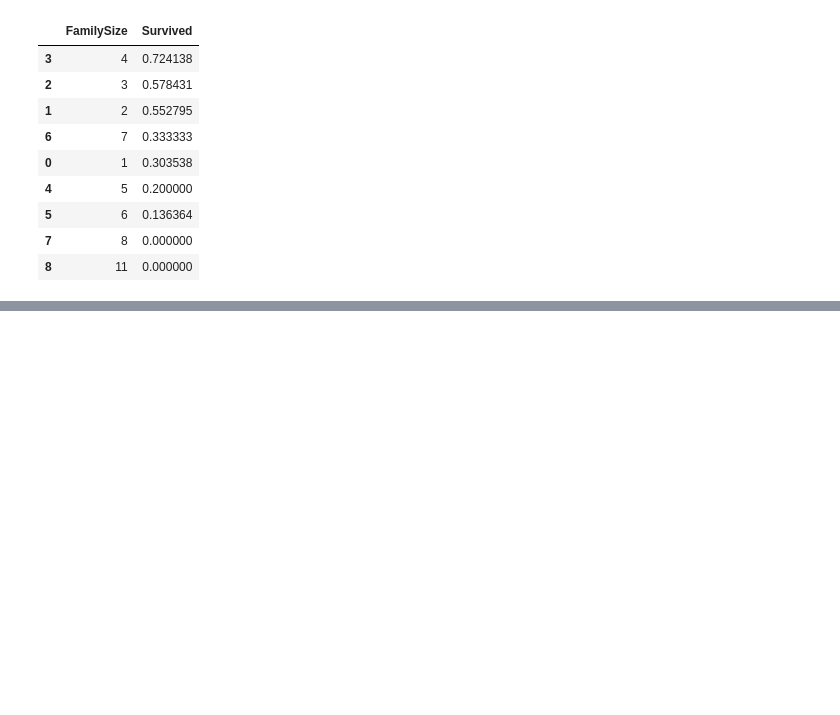
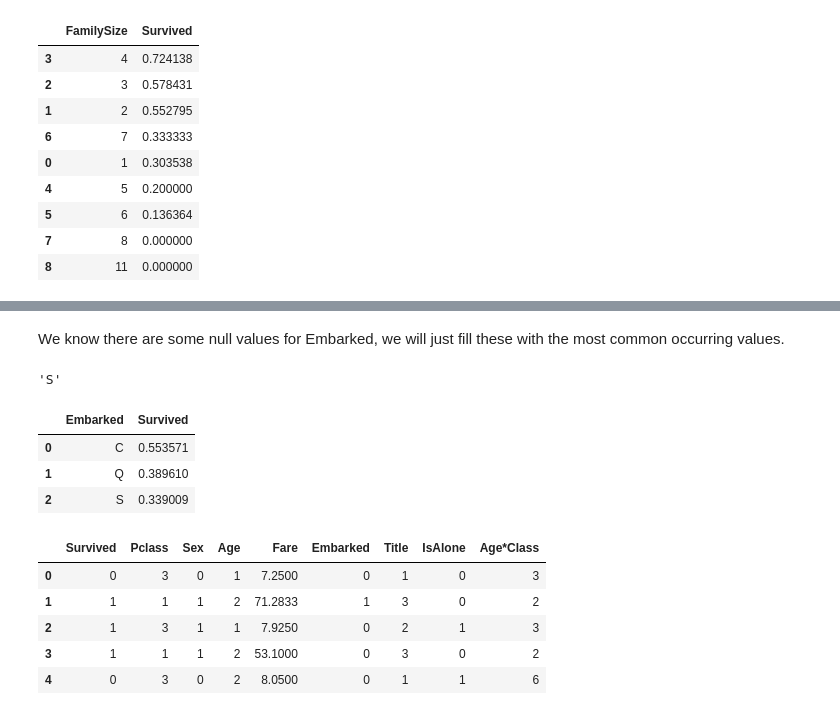
Before and after one commit to malcolmmathew-zz/kaggle-titanic, a Jupyter notebook: Titanic.ipynb, the cells around one changed output, grey strips where cells are left out. Saved outputs shown, nothing was run; the diff lists cells and outputs as text; code cells hidden in the pictures; blank space fills up the shorter version.

```diff
--- a/Titanic.ipynb
+++ b/Titanic.ipynb
@@ -394,0 +403,4 @@ for dataset in combine:
+# %%
+train_df.drop(['Parch', 'SibSp', 'FamilySize'], axis=1, inplace=True)
+test_df.drop(['Parch', 'SibSp', 'FamilySize'], axis=1, inplace=True)
+combine[0].head()
@@ -394,0 +414,5 @@ for dataset in combine:
+# %%
+for dataset in combine:
+    dataset['Age*Class'] = dataset.Age * dataset.Pclass
+
+train_df.loc[:, ['Age*Class', 'Age', 'Pclass']].head(10)
@@ -394,0 +431,32 @@ for dataset in combine:
+# %% [markdown]
+We know there are some null values for Embarked, we will just fill these with the most common occurring values.
+# %%
+freq_port = train_df.Embarked.dropna().mode()[0]
+freq_port
+# %% [output]
+'S'
+# %%
+for dataset in combine:
+    dataset['Embarked'] = dataset['Embarked'].fillna(freq_port)
+
+train_df[['Embarked', 'Survived']].groupby('Embarked', as_index=False)\
+                                  .mean()\
+                                  .sort_values(by='Survived', ascending=False)
+# %% [output]
+|  | Embarked | Survived |
+| 0 | C | 0.553571 |
+| 1 | Q | 0.389610 |
+| 2 | S | 0.339009 |
+# %%
+for dataset in combine:
+    dataset['Embarked'] = dataset['Embarked'].map( {'S': 0, 'Q': 2, 'C': 1} )\
+                                             .astype(int)
+
+train_df.head()
+# %% [output]
+|  | Survived | Pclass | Sex | Age | Fare | Embarked | Title | IsAlone | Age*Class |
+| 0 | 0 | 3 | 0 | 1 | 7.2500 | 0 | 1 | 0 | 3 |
+| 1 | 1 | 1 | 1 | 2 | 71.2833 | 1 | 3 | 0 | 2 |
+| 2 | 1 | 3 | 1 | 1 | 7.9250 | 0 | 2 | 1 | 3 |
+| 3 | 1 | 1 | 1 | 2 | 53.1000 | 0 | 3 | 0 | 2 |
+| 4 | 0 | 3 | 0 | 2 | 8.0500 | 0 | 1 | 1 | 6 |
```
Also changed, not shown: parts of 6 cells of this notebook.
